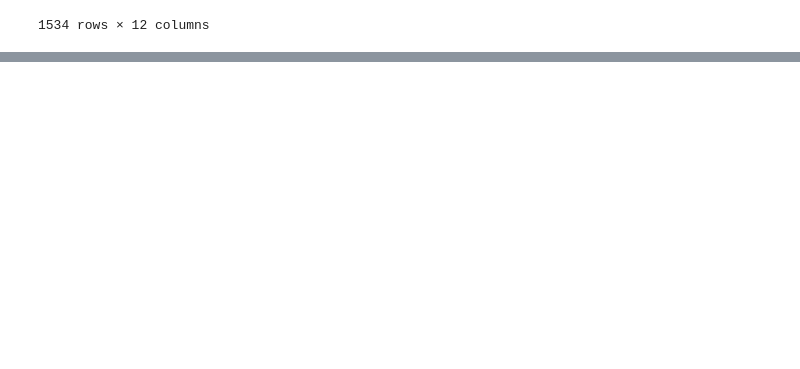
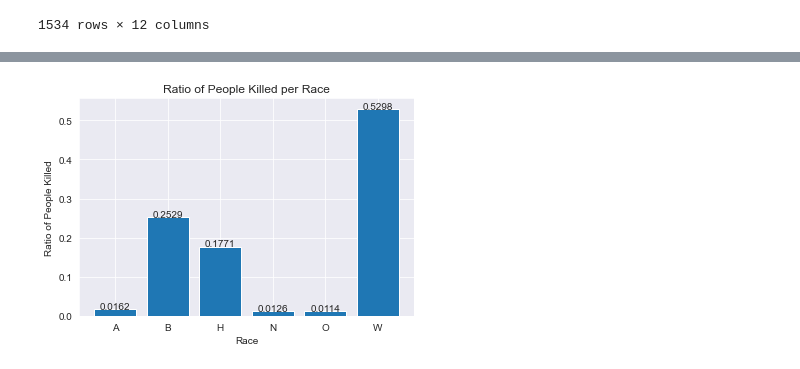
Before and after one commit to SaadSatter/Fatal_force_datascience, a Jupyter notebook: Saad_ver.ipynb, the cells around one changed output, grey strips where cells are left out. Saved outputs shown, nothing was run; the diff lists cells and outputs as text; code cells hidden in the pictures; blank space fills up the shorter version.

```diff
--- a/Saad_ver.ipynb
+++ b/Saad_ver.ipynb
@@ -740,0 +741,17 @@ Data Analysis
+# %%
+'''
+Now we can find the ratio of deaths for each race over the total amount of deaths and visualize that data as well
+'''
+
+total_deaths = race_count.sum()
+x_list = race_count.index.tolist()
+y_list = [round((y / total_deaths), 4) for y in race_count.tolist()]
+plt.bar(x_list, y_list)
+plt.title("Ratio of People Killed per Race")
+plt.xlabel("Race")
+plt.ylabel("Ratio of People Killed")
+for i in range(len(x_list)):
+    plt.text(x_list[i], y_list[i], y_list[i], ha='center')
+plt.show()
+# %% [output]
+[figure, added]
```
Also changed, not shown: parts of 7 cells of this notebook, 1 other file.
